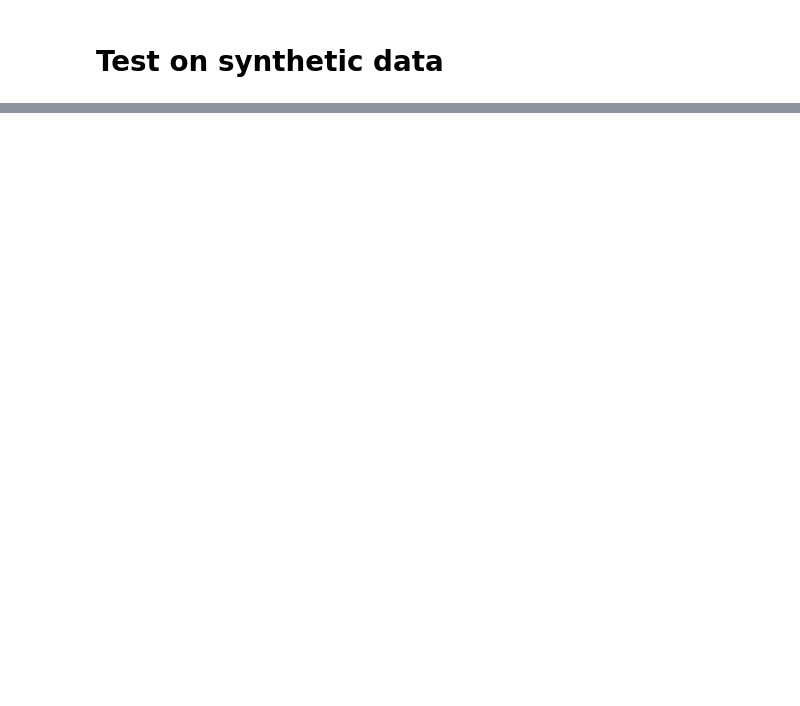
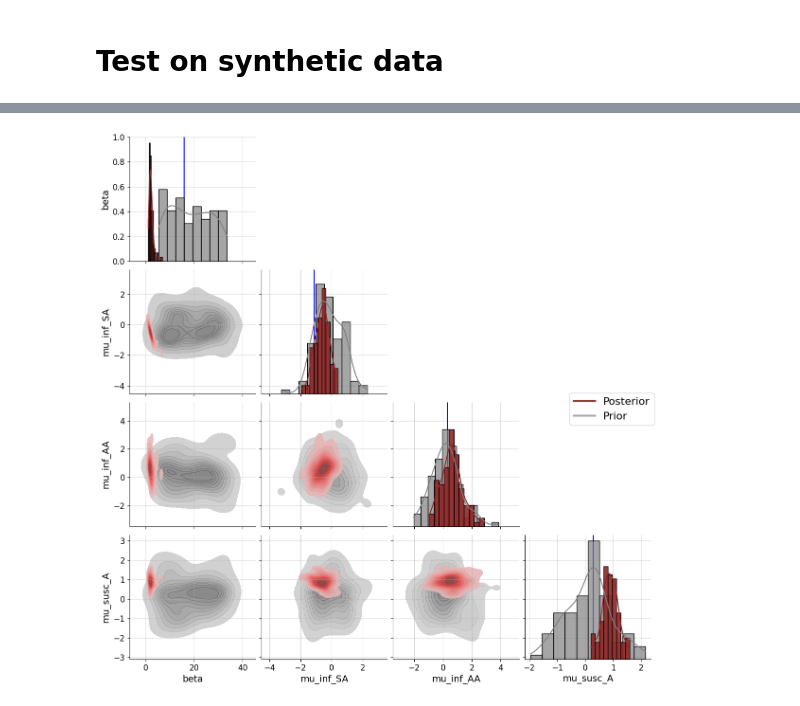
Before and after one commit to arrjon/AmortizedSelectionBias, a Jupyter notebook: train_bayesflow.ipynb, the cells around one changed output, grey strips where cells are left out. Saved outputs shown, nothing was run; the diff lists cells and outputs as text; code cells hidden in the pictures; blank space fills up the shorter version.

```diff
--- a/train_bayesflow.ipynb
+++ b/train_bayesflow.ipynb
@@ -557,14 +780,16 @@ rand_posterior_samples = amortizer.sample(trainer.configurator(random_sim), n_sa
 rand_posterior_samples = renormalize_params(rand_posterior_samples, param_names)
 # %%
 fig = bf.diagnostics.plot_posterior_2d(posterior_draws=rand_posterior_samples,
-                                       prior=prior,
+                                       prior_draws=prior_draws,
                                        param_names=param_names)
 # from figure get axis
 ax = fig.get_axes()
 for i, a in enumerate(ax):
     # plot only on the diagonal
     if i == i // len(param_names) * (len(param_names) + 1):
         a.axvline(true_params[i // len(param_names)], color='b', label='True parameter')
+# %% [output]
+[figure, added]
 # %%
 test_sims = trainer.configurator(valid_data)
 posterior_samples = amortizer.sample(test_sims, n_samples=100)
```
Also changed, not shown: parts of 32 cells of this notebook, 6 other files.
